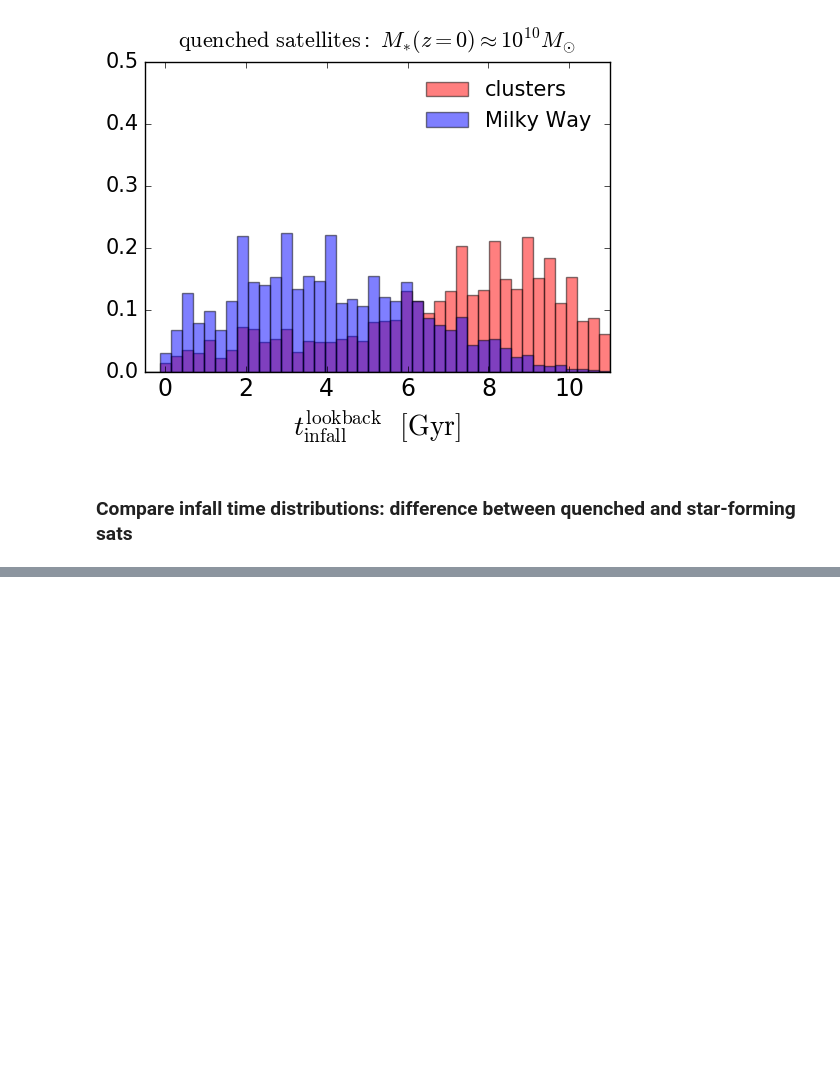
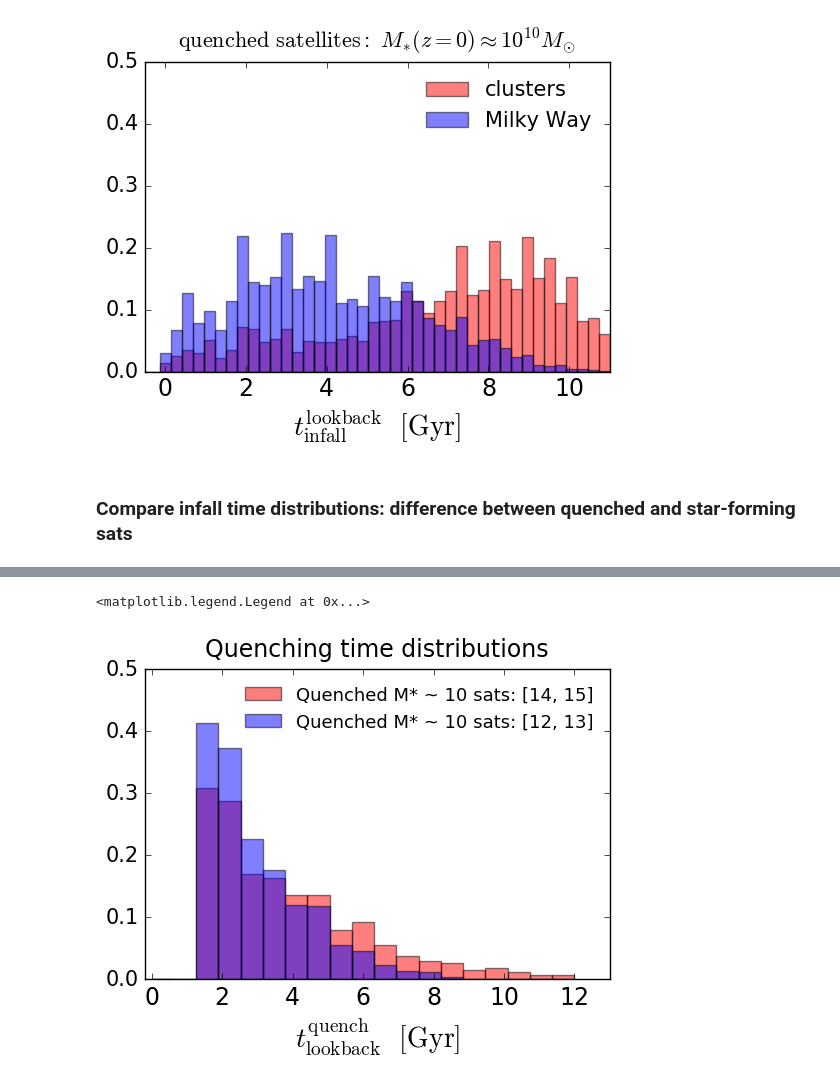
Before and after one commit to aphearin/time_evolving_cam_utils, a Jupyter notebook: fraction_quenched_after_infall.ipynb, the cells around one changed output, grey strips where cells are left out. Cells and saved outputs as stored; diff of their text form; code cells hidden in the pictures; blank space fills up the shorter version.

```diff
--- a/fraction_quenched_after_infall.ipynb
+++ b/fraction_quenched_after_infall.ipynb
@@ -410,30 +438,33 @@ fig.savefig('FIGS/infall_time_distributions_sfr_dependence.pdf', bbox_extra_arti
 # %%
 fig = plt.figure()
 ax = fig.add_subplot(111)
 
 sm_low, sm_high = 10, 10.25
 
-sm_mask = (quenched_sats['sm'] > 10**sm_low) & (quenched_sats['sm'] < 10**sm_high)
+sm_mask = (quenched_sats['stellar_mass'] > 10**sm_low) & (quenched_sats['stellar_mass'] < 10**sm_high)
 
-mhost_mask = sm_mask * (quenched_sats['mvir_host_halo'] > 10**14) & (quenched_sats['mvir_host_halo'] < 10**15)
+mhost_mask = sm_mask * (quenched_sats['host_mpeak'] > 10**14) & (quenched_sats['host_mpeak'] < 10**15)
 __=plt.hist(cosmic_age_array[-1] - quenched_sats['quenching_time'][mhost_mask],
             bins=np.linspace(0, 12, 20), normed=True, alpha=0.5,
             label = "Quenched M* ~ 10 sats: [14, 15]", color='red')
 
-mhost_mask = sm_mask * (quenched_sats['mvir_host_halo'] > 10**12) & (quenched_sats['mvir_host_halo'] < 10**13)
+mhost_mask = sm_mask * (quenched_sats['host_mpeak'] > 10**12) & (quenched_sats['host_mpeak'] < 10**13)
 __=plt.hist(cosmic_age_array[-1] - quenched_sats['quenching_time'][mhost_mask],
             bins=np.linspace(0, 12, 20), normed=True, alpha=0.5,
             label = "Quenched M* ~ 10 sats: [12, 13]", color='blue')
 
 xlabel = ax.set_xlabel(r'$t_{\rm lookback}^{\rm quench}$  $[{\rm Gyr}]$', fontsize=20)
 title = ax.set_title('Quenching time distributions', fontsize=17, y=1.02) # y param fixes an overhanging title
 
 plt.xticks(fontsize=17)
 plt.yticks(fontsize=15)
 plt.xlim(xmin = -0.2, xmax=13)
 plt.ylim(ymin = 0, ymax = 0.5)
-plt.legend(frameon=False, loc='upper right', fontsize=15)
-fig.savefig('FIGS/quenching_time_distributions_host_dependence.pdf', bbox_extra_artists=[xlabel, ylabel], bbox_inches='tight')
+plt.legend(frameon=False, loc='upper right', fontsize=13)
+# fig.savefig('FIGS/quenching_time_distributions_host_dependence.pdf', bbox_extra_artists=[xlabel, ylabel], bbox_inches='tight')
+# %% [output]
+<matplotlib.legend.Legend at 0x...>
+[figure, added]
 # %%
 fig = plt.figure()
 ax = fig.add_subplot(111)
```
Also changed, not shown: parts of 6 cells of this notebook, 2 other files.
